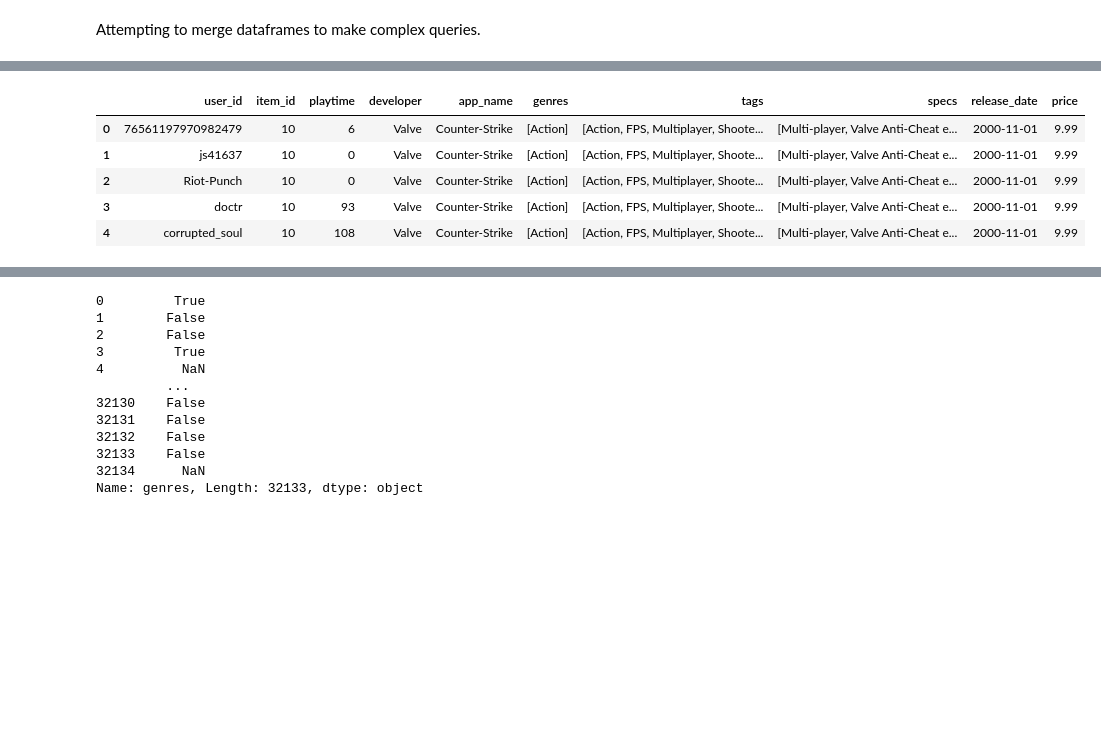
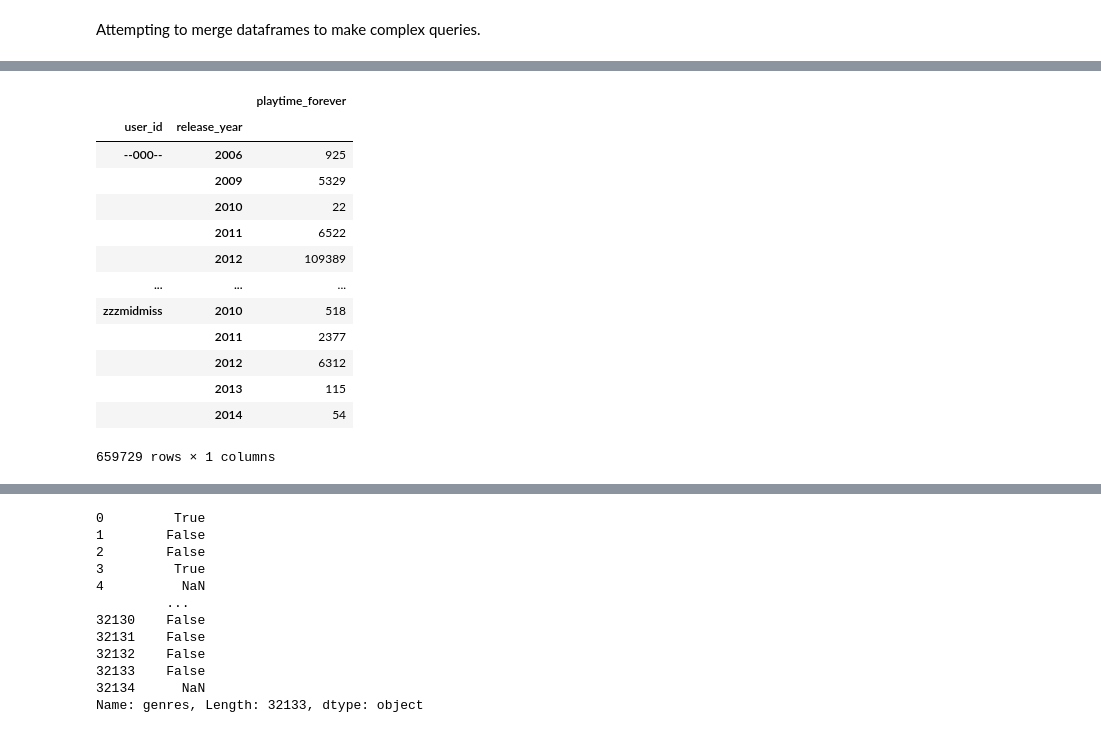
Before and after one commit to Juan-Mendoza00/pi_mlops, a Jupyter notebook: 1.Extract_and_load.ipynb, the cells around one changed output, grey strips where cells are left out. Drawn from its saved outputs; the diff is of its cells as text; code cells hidden in the pictures; blank space fills up the shorter version.

```diff
--- a/1.Load_data.ipynb
+++ b/1.Extract_and_load.ipynb
@@ -393,0 +458,8 @@ len(items)
+# %%
+# Unpacking
+items = fts.json_unpacking(
+    df = df_items,
+    where='items',
+    values=['item_id', 'playtime_forever'],
+    old_colums=['user_id']
+)
@@ -423,0 +507,9 @@ items_df[items_df['item_id'] == '200260']
+# %%
+# Dropping
+items_df.drop(
+    index = items_df[items_df['playtime_forever'] == 0].index,
+    inplace=True
+    )
+
+# Checking new info and size
+items_df.info()
@@ -424,10 +527,13 @@ items_df[items_df['item_id'] == '200260']
 # %% [markdown]
 Attempting to merge dataframes to make complex queries.
 # %%
-# Renaming id to item_id on games dataFrame
-df_games = df_games[columns]
-df_games.rename(columns={'id': 'item_id'}, inplace=True)
+# Only this columns needed
+columns = ['item_id', 'developer', 'app_name', 'genres', 'release_year']
 
-# Checking
-df_games.head()
+games_df = df_games[columns]
+
+# Merging
+merged = pd.merge(items_df, games_df, how='inner', on='item_id')
+
+merged.info()
 # %% [output]
@@ -440,3 +554 @@ df_games.head()
-# %%
-merged = pd.merge(items_df, df_games, how='inner', on='item_id')
 # %%
@@ -462,9 +563,20 @@ memory usage: 323.9+ MB
 # %%
-merged.head()
+# Computing an aggregation
+sum_year = merged[['user_id', 'release_year', 'playtime_forever']].groupby(by=['user_id', 'release_year']).sum()
+
+sum_year
 # %% [output]
-|  | user_id | item_id | playtime | developer | app_name | genres | tags | specs | release_date | price |
-| 0 | 76561197970982479 | 10 | 6 | Valve | Counter-Strike | [Action] | [Action, FPS, Multiplayer, Shoote... | [Multi-player, Valve Anti-Cheat e... | 2000-11-01 | 9.99 |
-| 1 | js41637 | 10 | 0 | Valve | Counter-Strike | [Action] | [Action, FPS, Multiplayer, Shoote... | [Multi-player, Valve Anti-Cheat e... | 2000-11-01 | 9.99 |
-| 2 | Riot-Punch | 10 | 0 | Valve | Counter-Strike | [Action] | [Action, FPS, Multiplayer, Shoote... | [Multi-player, Valve Anti-Cheat e... | 2000-11-01 | 9.99 |
-| 3 | doctr | 10 | 93 | Valve | Counter-Strike | [Action] | [Action, FPS, Multiplayer, Shoote... | [Multi-player, Valve Anti-Cheat e... | 2000-11-01 | 9.99 |
-| 4 | corrupted_soul | 10 | 108 | Valve | Counter-Strike | [Action] | [Action, FPS, Multiplayer, Shoote... | [Multi-player, Valve Anti-Cheat e... | 2000-11-01 | 9.99 |
+|  |  | playtime_forever |
+| user_id | release_year |  |
+| --000-- | 2006 | 925 |
+|  | 2009 | 5329 |
+|  | 2010 | 22 |
+|  | 2011 | 6522 |
+|  | 2012 | 109389 |
+| ... | ... | ... |
+| zzzmidmiss | 2010 | 518 |
+|  | 2011 | 2377 |
+|  | 2012 | 6312 |
+|  | 2013 | 115 |
+|  | 2014 | 54 |
+659729 rows × 1 columns
```
Also changed, not shown: parts of 41 cells of this notebook, 4 other files.
